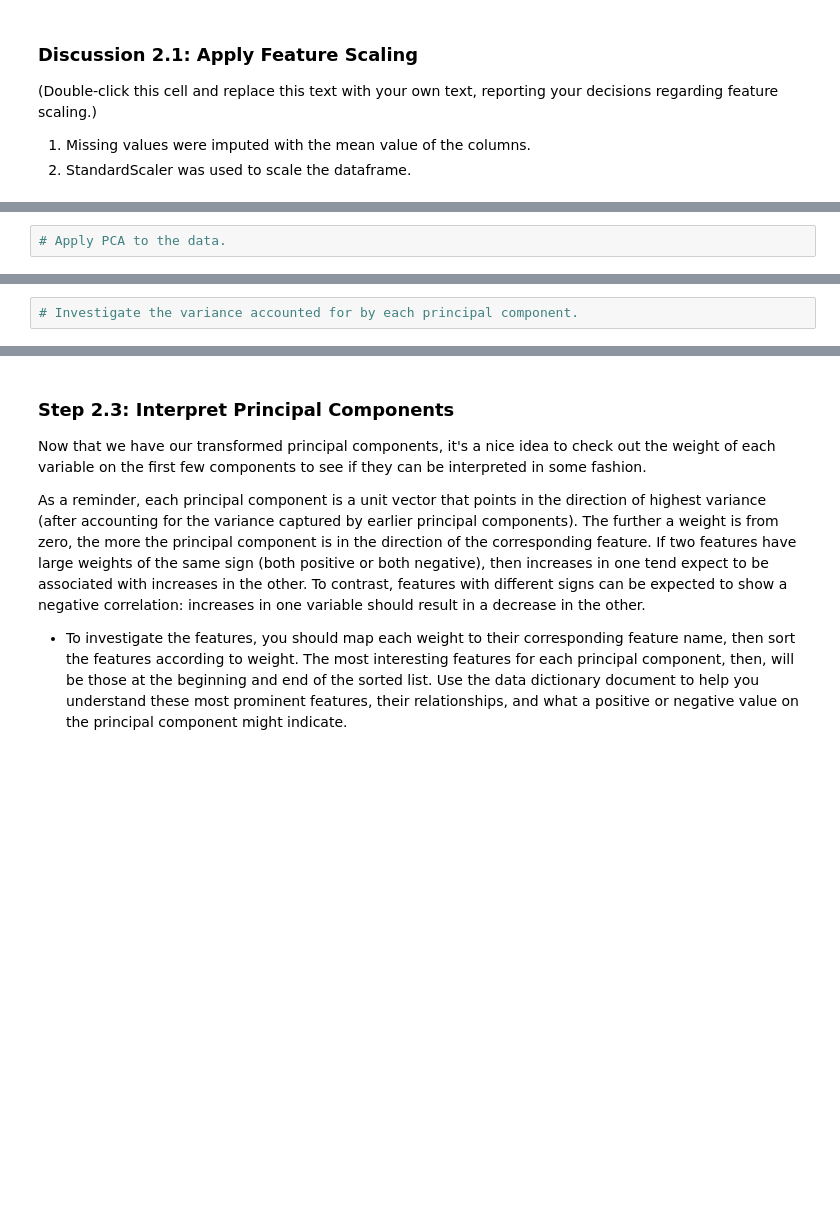
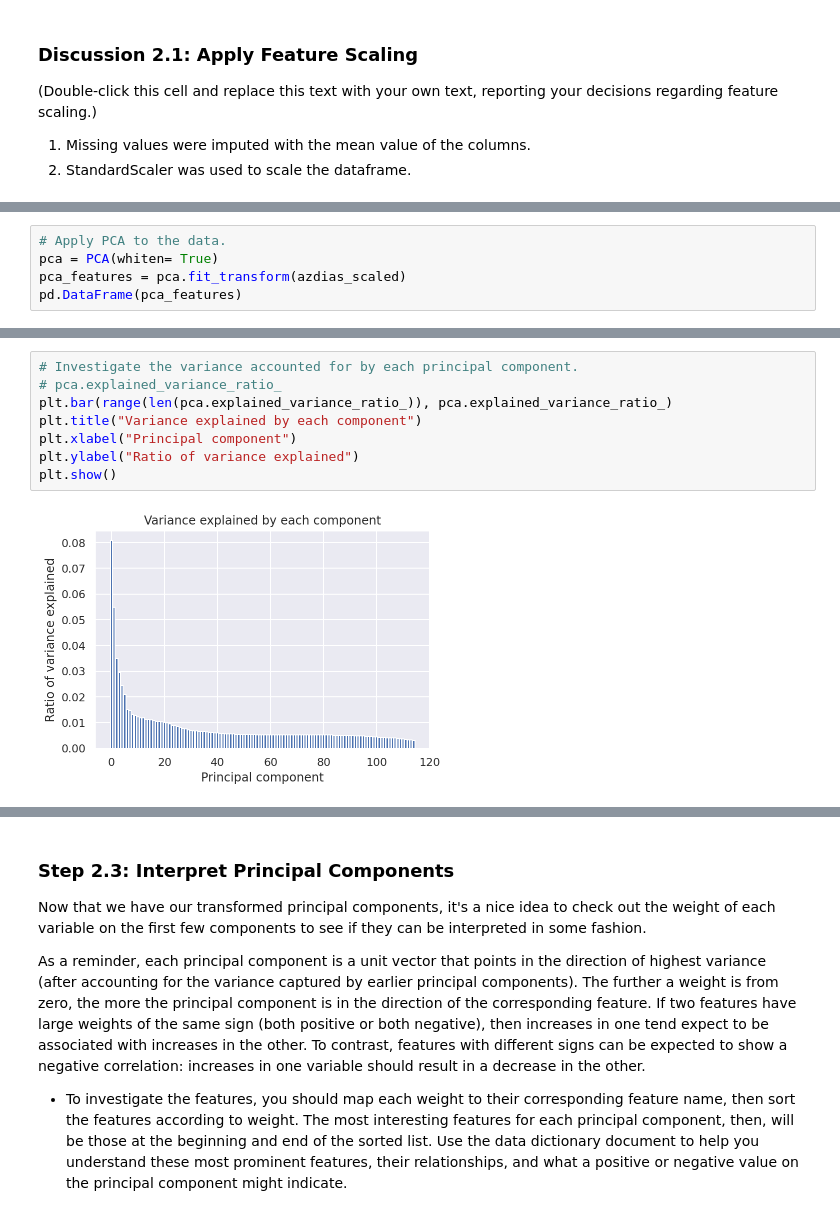
Before and after one commit to evelthon/Intro-to-Machine-Learning-with-Pytorch, a Jupyter notebook: projects/p3_Identify-Customer-Segments/Identify_Customer_Segments.ipynb, the cells around one changed output, grey strips where cells are left out. Saved outputs shown, nothing was run; the diff lists cells and outputs as text; blank space fills up the shorter version.

```diff
--- a/projects/p3_Identify-Customer-Segments/Identify_Customer_Segments.ipynb
+++ b/projects/p3_Identify-Customer-Segments/Identify_Customer_Segments.ipynb
@@ -865,3 +866,6 @@ On your scaled data, you are now ready to apply dimensionality reduction techniq
 - Once you've made a choice for the number of components to keep, make sure you re-fit a PCA instance to perform the decided-on transformation.
 # %%
 # Apply PCA to the data.
+pca = PCA(whiten= True)
+pca_features = pca.fit_transform(azdias_scaled)
+pd.DataFrame(pca_features)
@@ -868,2 +886,10 @@ On your scaled data, you are now ready to apply dimensionality reduction techniq
-# %%
-# Investigate the variance accounted for by each principal component.
+# %%
+# Investigate the variance accounted for by each principal component.
+# pca.explained_variance_ratio_
+plt.bar(range(len(pca.explained_variance_ratio_)), pca.explained_variance_ratio_)
+plt.title("Variance explained by each component")
+plt.xlabel("Principal component")
+plt.ylabel("Ratio of variance explained")
+plt.show()
+# %% [output]
+[figure, added]
```
Also changed, not shown: parts of 14 cells of this notebook.
